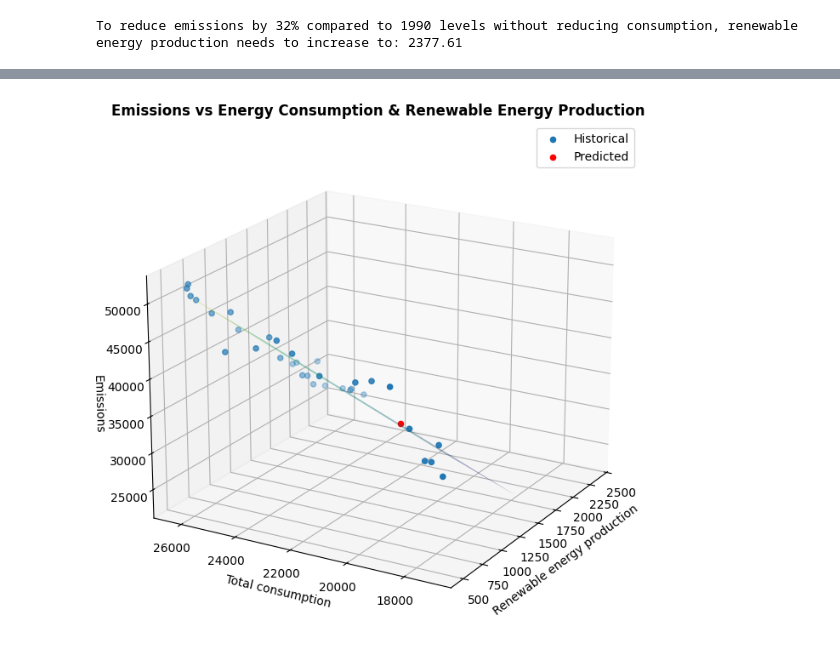
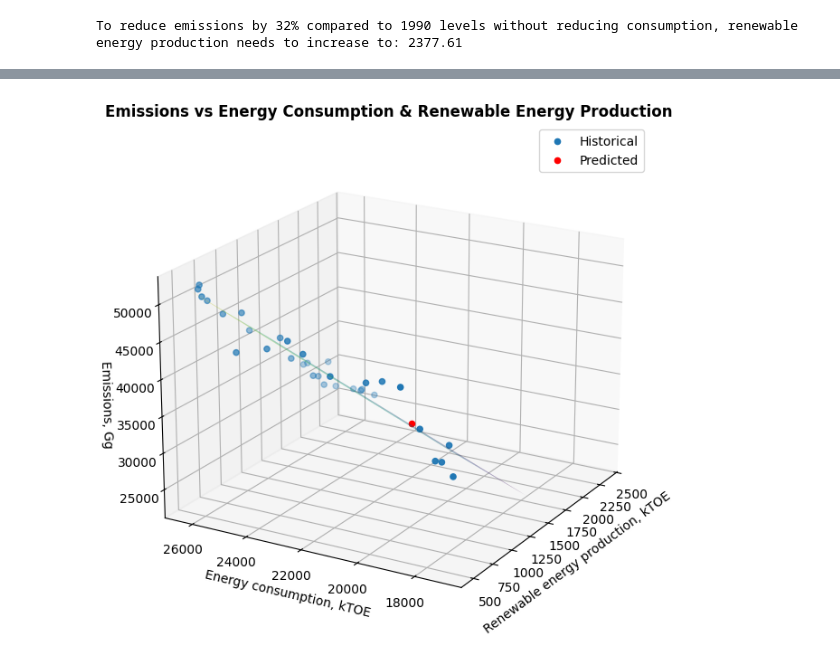
Before and after one commit to leocareer/DA_specialization, a Jupyter notebook: Sprint_10/S10_EDA.ipynb, the cells around one changed output, grey strips where cells are left out. Saved outputs shown, nothing was run; the diff lists cells and outputs as text; code cells hidden in the pictures.

```diff
--- a/Sprint_10/S10_EDA.ipynb
+++ b/Sprint_10/S10_EDA.ipynb
@@ -637,16 +645,22 @@ print(f'To reduce emissions by 32% compared to 1990 levels without reducing cons
 # %% [output]
 To reduce emissions by 32% compared to 1990 levels without reducing consumption, renewable energy production needs to increase to: 2377.61
 # %%
-cons_range = np.linspace(X['Renewable energy production'].min(), X['Renewable energy production'].max(), 30)
-ren_range = np.linspace(X['Total consumption'].min(), X['Total consumption'].max(), 30)
-CONS_GRID, REN_GRID = np.meshgrid(cons_range, ren_range)
+ren_range = np.linspace(X['Renewable energy production'].min(), X['Renewable energy production'].max(), 30)
+cons_range = np.linspace(X['Total consumption'].min(), X['Total consumption'].max(), 30)
+ren_grid, cons_grid = np.meshgrid(ren_range, cons_range)
 
-CO2_PRED = beta_0 + beta_1 * CONS_GRID + beta_2 * REN_GRID
+em_pred = beta_0 + beta_1*ren_grid + beta_2*cons_grid
 
-fig = plt.figure(figsize=(12, 8))
+fig = plt.figure(figsize=(12, 7.5))
 ax = fig.add_subplot(111, projection='3d')
 
-ax.plot_surface(CONS_GRID, REN_GRID, CO2_PRED, alpha=0.5, cmap='viridis')
+ax.plot_surface(
+    ren_grid,
+    cons_grid,
+    em_pred,
+    alpha=0.5,
+    cmap='viridis'
+)
 
 ax.scatter(
     X['Renewable energy production'],
@@ -664,10 +678,11 @@ ax.scatter(
     label='Predicted'
 )
 
-ax.set_xlabel('Renewable energy production')
-ax.set_ylabel('Total consumption')
-ax.set_zlabel('Emissions')
 ax.set_title('Emissions vs Energy Consumption & Renewable Energy Production', fontweight='bold')
+ax.set_xlabel('Renewable energy production, kTOE')
+ax.set_ylabel('Energy consumption, kTOE')
+ax.set_zlabel('Emissions, Gg')
+ax.tick_params(labelsize=8)
 ax.legend()
 
 ax.view_init(elev=50, azim=30)
@@ -678,33 +693,39 @@ plt.show()
 # %%
-fig = plt.figure(figsize=(12, 8))
+fig = plt.figure(figsize=(12, 7.5))
 ax = fig.add_subplot(111, projection='3d')
 
-ax.plot_surface(CONS_GRID, REN_GRID, CO2_PRED, alpha=0.5, cmap='viridis')
+ax.plot_surface(
+    ren_grid,
+    cons_grid,
+    em_pred,
+    alpha=0.5,
+    cmap='viridis'
+)
 
 ax.scatter(
     X['Renewable energy production'],
     X['Total consumption'],
     y,
     label='Historical'
 )
 
 ax.scatter(
     predicted_production,
     current_consumption,
     target_emissons,
     color='red',
     s=20,
     label='Predicted'
 )
 
-ax.set_xlabel('Renewable energy production')
-ax.set_ylabel('Total consumption')
-ax.set_zlabel('Emissions')
+ax.set_xlabel('Renewable energy production, kTOE')
+ax.set_ylabel('Energy consumption, kTOE')
+ax.set_zlabel('Emissions, Gg')
 ax.set_title('Emissions vs Energy Consumption & Renewable Energy Production', fontweight='bold')
 ax.legend()
 
 ax.view_init(elev=20, azim=210)
 
 plt.show()
 # %% [output]
-[figure, old version]
+[figure, new version]
```
Also changed, not shown: parts of 12 cells of this notebook, 11 other files.
